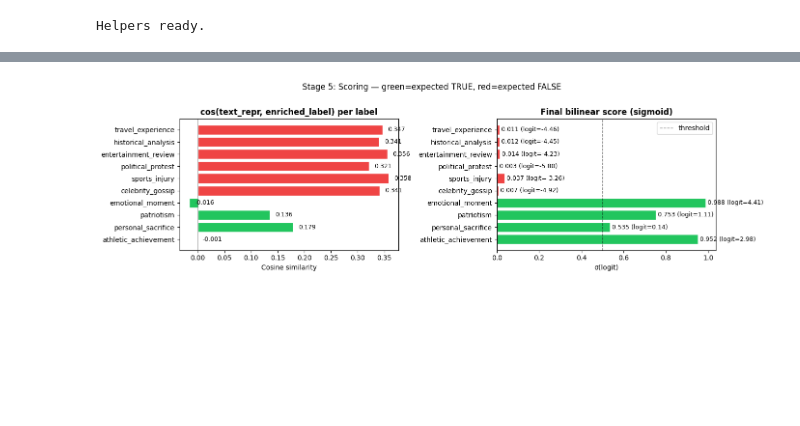
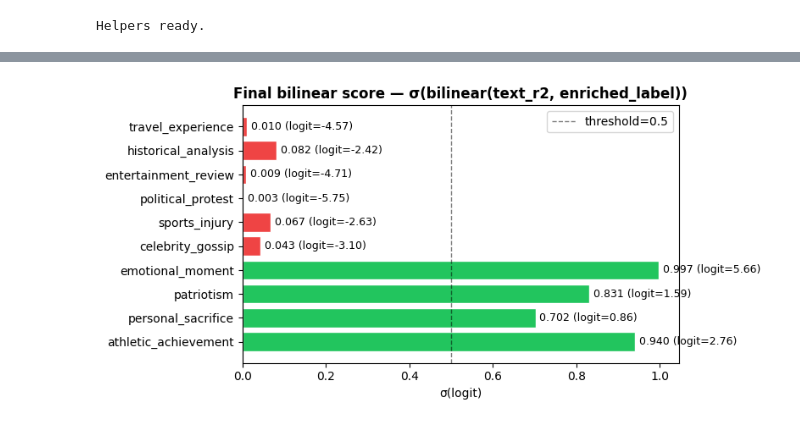
Before and after one commit to KameniAlexNea/zero-shot-classification, a Jupyter notebook: notebooks/ForwardPassVisualization.ipynb, the cells around one changed output, grey strips where cells are left out. Saved outputs shown, nothing was run; the diff lists cells and outputs as text; code cells hidden in the pictures; blank space fills up the shorter version.

```diff
--- a/notebooks/ForwardPassVisualization.ipynb
+++ b/notebooks/ForwardPassVisualization.ipynb
@@ -16,5 +15,6 @@ Step-by-step visualization of how label and text representations evolve through
 # %%
 import sys, os
+
 sys.path.insert(0, os.path.abspath(".."))
 
 import torch
@@ -26,18 +26,18 @@ from matplotlib.gridspec import GridSpec
 
 from gliznet import GliZNetForSequenceClassification, GliZNETTokenizer
 
-# Use cuda:1 if available (cuda:0 is busy with training), else CPU
-if torch.cuda.device_count() > 1:
-    DEVICE = "cuda:1"
-elif torch.cuda.is_available():
-    free_mem = torch.cuda.mem_get_info(0)[0] / 1e9
-    DEVICE = "cuda:0" if free_mem > 2 else "cpu"
+# Select GPU with most free memory
+if torch.cuda.is_available():
+    free_mem = [torch.cuda.mem_get_info(i)[0] for i in range(torch.cuda.device_count())]
+    DEVICE = f"cuda:{free_mem.index(max(free_mem))}"
 else:
     DEVICE = "cpu"
 
-MODEL_PATH = "../results/deberta-v3-base_20260518_090859/checkpoint-36000"
+MODEL_PATH = "../results/deberta-v3-base_20260519_152126/checkpoint-4000"
 
-model = GliZNetForSequenceClassification.from_pretrained(MODEL_PATH).to(DEVICE).eval()
+model = GliZNetForSequenceClassification.from_pretrained(
+    MODEL_PATH,
+).to(DEVICE, dtype=torch.float16).eval()
 tokenizer = GliZNETTokenizer.from_pretrained(MODEL_PATH)
 
 print(f"Device: {DEVICE}")
@@ -386,55 +407,34 @@ The scoring head takes `(text_repr, enriched_label)` pairs and produces logits.
 # %%
-# Cosine sim between text_repr and its corresponding label
-text_repr = stages["text_repr_embs"]  # (K, D)
-enr_labels = stages["enriched_label_embs"]  # (K, D)
-
-# Pairwise cosine: each text_repr_i vs enriched_label_i
-pair_cos = F.cosine_similarity(text_repr, enr_labels, dim=-1).cpu().numpy()
-
 # Final bilinear scores
 final_scores = stages["scores"].cpu().numpy()
 final_logits = stages["logits"].cpu().numpy()
 
-fig, axes = plt.subplots(1, 2, figsize=(14, 4))
-
-# Bar chart: cosine sim (text_repr vs label)
+fig, ax = plt.subplots(figsize=(8, 4))
 colors = ["#22c55e" if e else "#ef4444" for e in expected]
-axes[0].barh(labels, pair_cos, color=colors, edgecolor="white")
-axes[0].set_xlabel("Cosine similarity")
-axes[0].set_title("cos(text_repr, enriched_label) per label", fontweight="bold")
-axes[0].axvline(0, color="black", lw=0.5)
-for i, v in enumerate(pair_cos):
-    axes[0].text(v + 0.01, i, f"{v:.3f}", va="center", fontsize=9)
-
-# Bar chart: final sigmoid scores
-axes[1].barh(labels, final_scores, color=colors, edgecolor="white")
-axes[1].set_xlabel("σ(logit)")
-axes[1].set_title("Final bilinear score (sigmoid)", fontweight="bold")
-axes[1].axvline(0.5, color="black", ls="--", lw=1, alpha=0.5, label="threshold")
-axes[1].legend()
+ax.barh(labels, final_scores, color=colors, edgecolor="white")
+ax.set_xlabel("σ(logit)")
+ax.set_title("Final bilinear score — σ(bilinear(text_r2, enriched_label))", fontweight="bold")
+ax.axvline(0.5, color="black", ls="--", lw=1, alpha=0.5, label="threshold=0.5")
+ax.legend()
 for i, (v, l) in enumerate(zip(final_scores, final_logits)):
-    axes[1].text(v + 0.01, i, f"{v:.3f} (logit={l:.2f})", va="center", fontsize=9)
-
-plt.suptitle("Stage 5: Scoring — green=expected TRUE, red=expected FALSE", fontsize=12, y=1.01)
+    ax.text(v + 0.01, i, f"{v:.3f} (logit={l:.2f})", va="center", fontsize=9)
 plt.tight_layout()
 plt.show()
 
-# ── Unified progression table: trace how similarity evolves per label ──
-print("\n" + "═" * 85)
-print("FULL PROGRESSION: from raw encoder space → final decision")
-print("═" * 85)
-print(f"{'Label':<22} {'lab↔CLS':>8} {'enr↔CLS':>8} {'txt↔lbl':>8} {'Logit':>7} {'σ':>6} {'Exp':>5}")
-print(f"{'':22} {'(raw)':>8} {'(enriched)':>10} {'(cross)':>8} {'':>7} {'':>6} {'':>5}")
-print("─" * 85)
+# Full progression table
+print("\n" + "═" * 80)
+print("FULL PROGRESSION: label↔text cosine at each stage → final bilinear decision")
+print("═" * 80)
+print(f"{'Label':<22} {'Raw↔CLS':>9} {'R1↔text':>9} {'R2↔text':>9} {'Logit':>7} {'σ':>6} {'Exp':>4}")
+print("─" * 80)
 for i, (lbl, exp) in enumerate(zip(labels, expected)):
     mark = "✓" if (final_scores[i] > 0.5) == exp else "✗"
-    print(f"{lbl:<22} {sim_raw_cls[i,0]:>8.3f} {sim_enr_cls[i,0]:>8.3f} "
-          f"{pair_cos[i]:>8.3f} {final_logits[i]:>7.2f} {final_scores[i]:>6.3f} "
-          f"{'T' if exp else 'F':>3} {mark}")
-print("─" * 85)
-print("lab↔CLS  = cos(label_emb, CLS)         — raw alignment in encoder space")
-print("enr↔CLS  = cos(enriched_label, CLS)    — after LabelContextAttention")
-print("txt↔lbl  = cos(text_repr_i, label_i)   — cross-modal (what bilinear amplifies)")
-print("σ        = sigmoid(bilinear(text, label)) — final prediction")
+    print(f"{lbl:<22} {sim_raw[i]:>9.3f} {sim_r1[i]:>9.3f} {sim_r2[i]:>9.3f} "
+          f"{final_logits[i]:>7.2f} {final_scores[i]:>6.3f} {'T' if exp else 'F':>3} {mark}")
+print("─" * 80)
+print("Raw↔CLS  = cos(raw_label, CLS)              — encoder alignment")
+print("R1↔text  = cos(agg_label, text_pool_r1)     — after first cross-attention")
+print("R2↔text  = cos(enriched_label, text_pool_r2) — after cooperative enrichment + re-pooling")
+print("σ        = sigmoid(bilinear(text_r2, enriched_label))")
 # %% [output]
-[figure, old version]
+[figure, new version]
```
Also changed, not shown: parts of 14 cells of this notebook, 2 other files.
